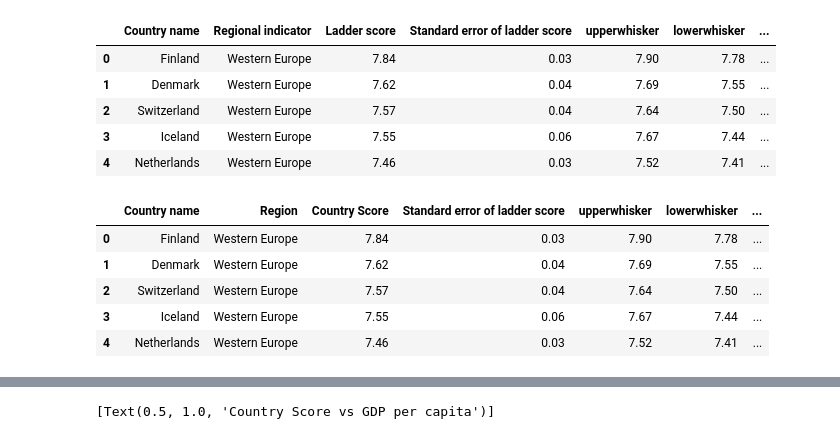
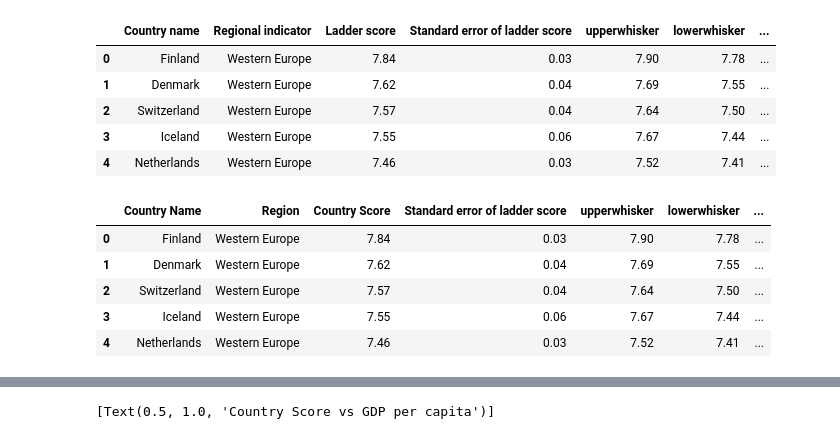
Before and after one commit to EdwinVargas22/World-Happiness-2021, a Jupyter notebook: Data_Analysis.ipynb, the cells around one changed output, grey strips where cells are left out. Drawn from its saved outputs; the diff is of its cells as text; code cells hidden in the pictures.

```diff
--- a/Data_Analysis.ipynb
+++ b/Data_Analysis.ipynb
@@ -74,14 +74,13 @@ dataset_modified.head()
 | 3 | Iceland | Western Europe | 7.55 | 0.06 | 7.67 | 7.44 | ... |
 | 4 | Netherlands | Western Europe | 7.46 | 0.03 | 7.52 | 7.41 | ... |
 # %%
-
 # Renaming the columns
 
-dataset_modified = dataset_modified.rename(columns={"Regional indicator": "Region", "Ladder score": "Country Score", "Logged GDP per capita": "GDP per capita", "Social support": "Social Support", "Healthy life expectancy": "Life Expectancy", "Freedom to make life choices": "Freedom", "Perceptions of corruption": "Corruption Score"})
+dataset_modified = dataset_modified.rename(columns={"Country name": "Country Name", "Regional indicator": "Region", "Ladder score": "Country Score", "Logged GDP per capita": "GDP per capita", "Social support": "Social Support", "Healthy life expectancy": "Life Expectancy", "Freedom to make life choices": "Freedom", "Perceptions of corruption": "Corruption Score"})
 
 dataset_modified.head()
 # %% [output]
-|  | Country name | Region | Country Score | Standard error of ladder score | upperwhisker | lowerwhisker | ... |
+|  | Country Name | Region | Country Score | Standard error of ladder score | upperwhisker | lowerwhisker | ... |
 | 0 | Finland | Western Europe | 7.84 | 0.03 | 7.90 | 7.78 | ... |
 | 1 | Denmark | Western Europe | 7.62 | 0.04 | 7.69 | 7.55 | ... |
 | 2 | Switzerland | Western Europe | 7.57 | 0.04 | 7.64 | 7.50 | ... |
```
Also changed, not shown: parts of 1 cell of this notebook.
